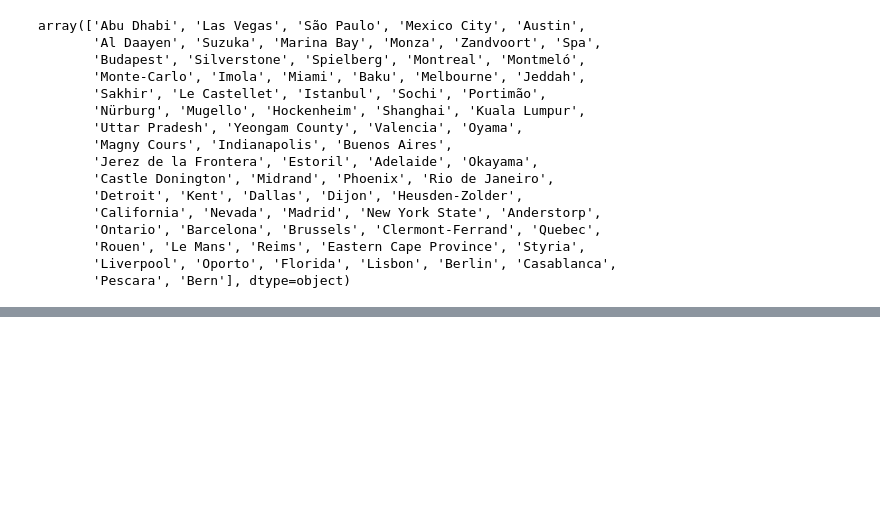
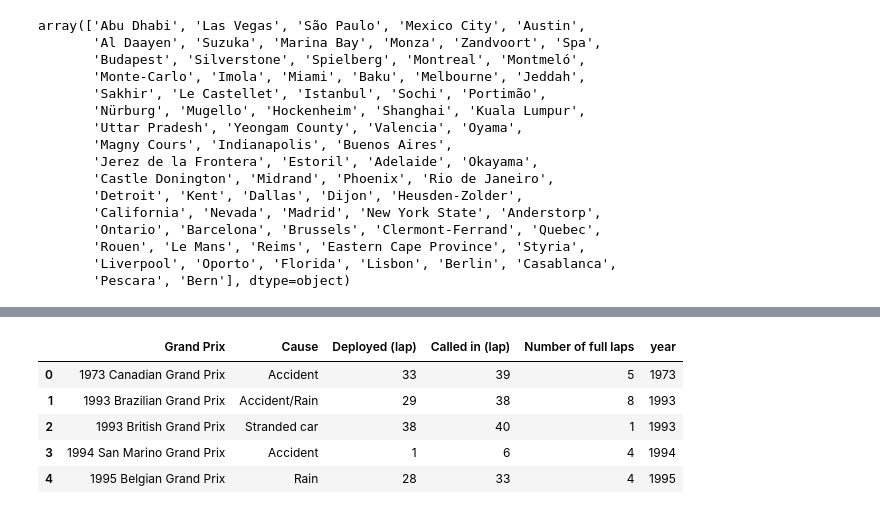
Before and after one commit to JuanGouveia/ETL-Project, a Jupyter notebook: code/book.ipynb, the cells around one changed output, grey strips where cells are left out. Cells and saved outputs as stored; diff of their text form; code cells hidden in the pictures; blank space fills up the shorter version.

```diff
--- a/code/book.ipynb
+++ b/code/book.ipynb
@@ -215,0 +326,8 @@ driver.get('https://f1.fandom.com/wiki/Safety_Car')
+# %%
+for i in range(len(df['Grand Prix'])):
+    if df['Grand Prix'][i] is not None and 'Grand Prix' not in df['Grand Prix'][i]:
+        df['Number of full laps'][i] = df['Called in (lap)'][i]
+        df['Called in (lap)'][i] = df['Deployed (lap)'][i]
+        df['Deployed (lap)'][i] = df['Cause'][i]
+        df['Cause'][i] = df['Grand Prix'][i]
+        df['Grand Prix'][i] = df['Grand Prix'][i-1]
@@ -215,0 +343,13 @@ driver.get('https://f1.fandom.com/wiki/Safety_Car')
+# %%
+# Seleccionar la fila con índice 296
+fila_297 = df.loc[297]
+
+# Modificar la información de la fila a tu gusto
+fila_297['Grand Prix'] = '2022 Emilia Romagna Sprint'
+fila_297['Cause'] = 'Accident (Zhou)'
+fila_297['Deployed (lap)'] = 1
+fila_297['Called in (lap)'] = 4
+fila_297['Number of full laps'] = 2
+
+# Asignar la fila modificada de vuelta al DataFrame
+df.loc[297] = fila_297
@@ -215,0 +374,10 @@ driver.get('https://f1.fandom.com/wiki/Safety_Car')
+# %%
+df['year'] = df['Grand Prix'].str.extract('(\d{4})')
+df.head()
+# %% [output]
+|  | Grand Prix | Cause | Deployed (lap) | Called in (lap) | Number of full laps | year |
+| 0 | 1973 Canadian Grand Prix | Accident | 33 | 39 | 5 | 1973 |
+| 1 | 1993 Brazilian Grand Prix | Accident/Rain | 29 | 38 | 8 | 1993 |
+| 2 | 1993 British Grand Prix | Stranded car | 38 | 40 | 1 | 1993 |
+| 3 | 1994 San Marino Grand Prix | Accident | 1 | 6 | 4 | 1994 |
+| 4 | 1995 Belgian Grand Prix | Rain | 28 | 33 | 4 | 1995 |
```
Also changed, not shown: parts of 33 cells of this notebook.
